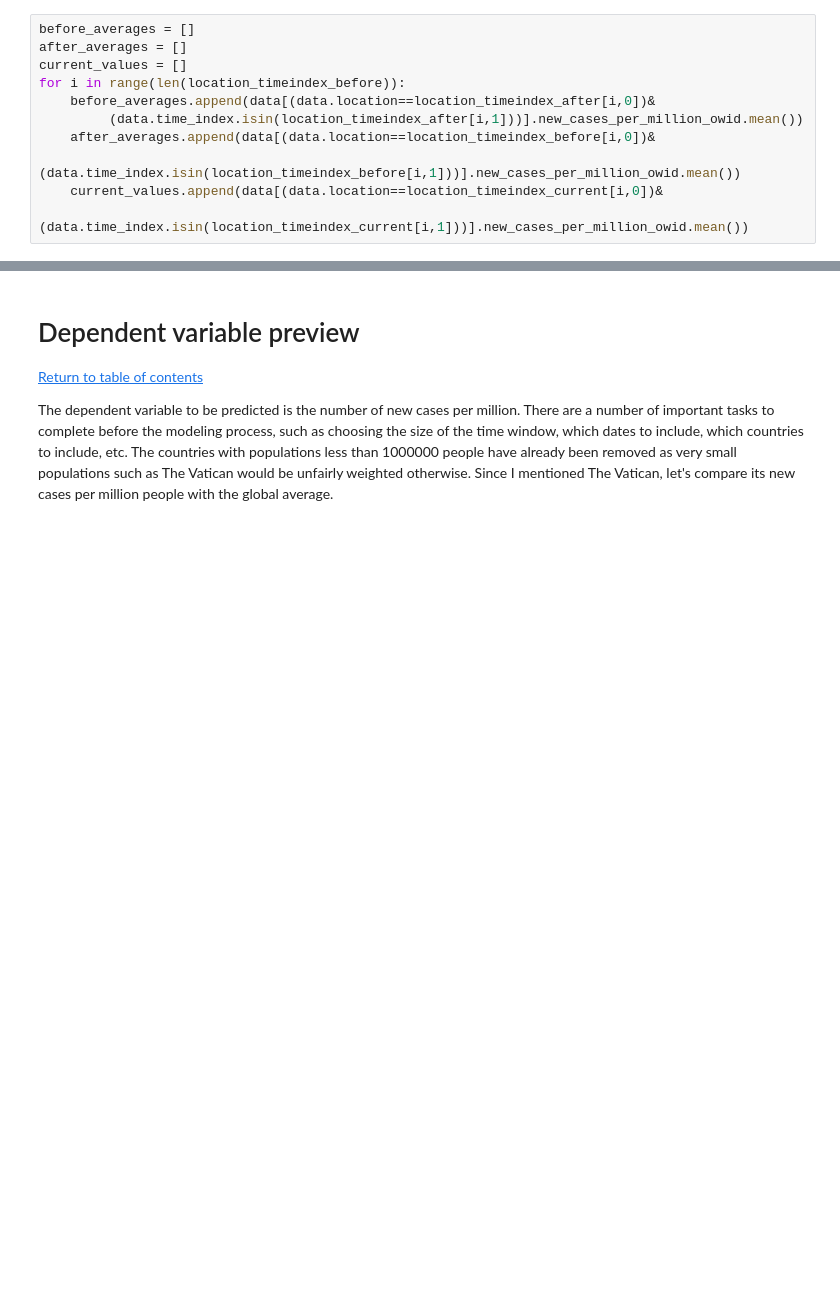
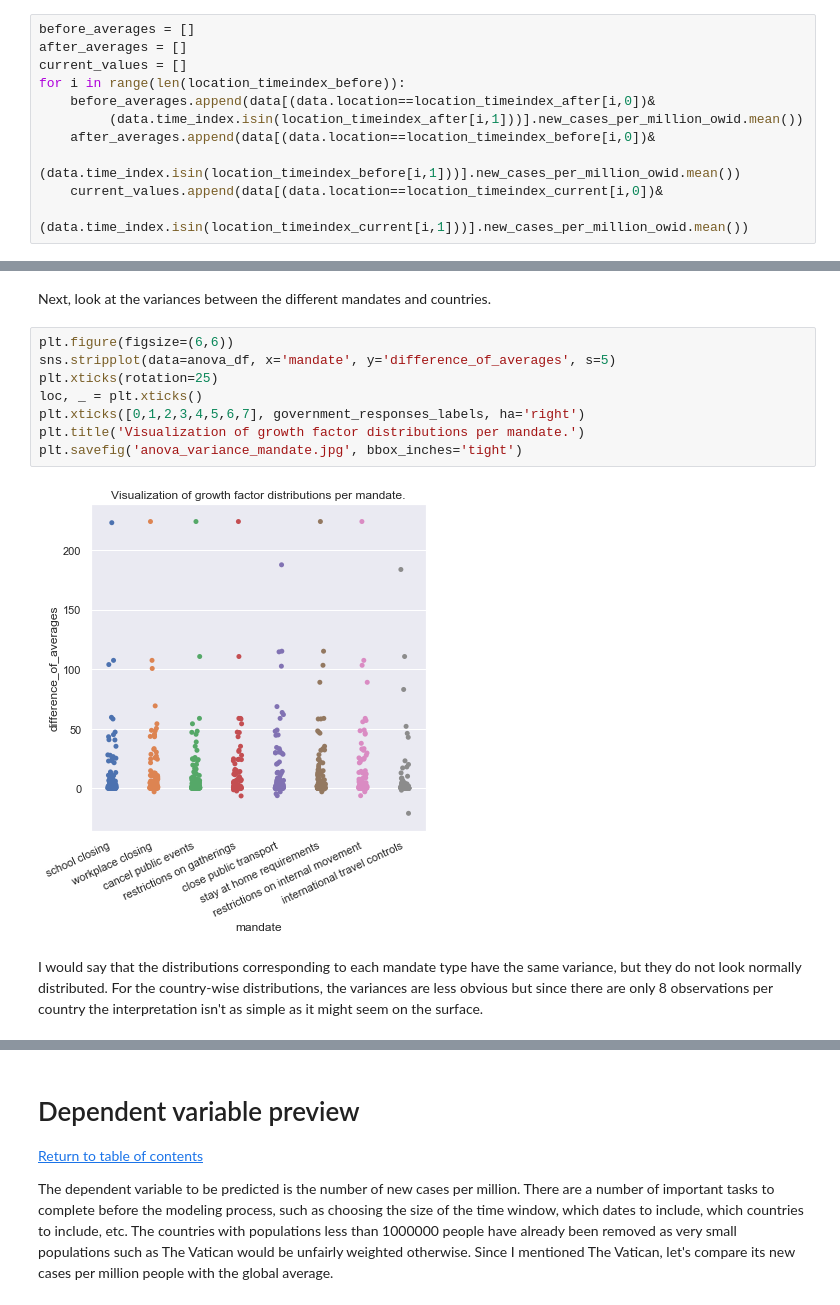
Before and after one commit to mgudorf/datsci, a Jupyter notebook: capstone2/COVID19_eda.ipynb, the cells around one changed output, grey strips where cells are left out. Saved outputs shown, nothing was run; the diff lists cells and outputs as text; blank space fills up the shorter version.

```diff
--- a/capstone2/COVID19_eda.ipynb
+++ b/capstone2/COVID19_eda.ipynb
@@ -1142,0 +896,14 @@ This doesn't tell us anything concrete, but at least we might discount the timin
+# %% [markdown]
+Next, look at the variances between the different mandates and countries.
+# %%
+plt.figure(figsize=(6,6))
+sns.stripplot(data=anova_df, x='mandate', y='difference_of_averages', s=5)
+plt.xticks(rotation=25)
+loc, _ = plt.xticks()
+plt.xticks([0,1,2,3,4,5,6,7], government_responses_labels, ha='right')
+plt.title('Visualization of growth factor distributions per mandate.')
+plt.savefig('anova_variance_mandate.jpg', bbox_inches='tight')
+# %% [output]
+[figure, added]
+# %% [markdown]
+I would say that the distributions corresponding to each mandate type have the same variance, but they do not look normally distributed. For the country-wise distributions, the variances are less obvious but since there are only 8 observations per country the interpretation isn't as simple as it might seem on the surface.
```
Also changed, not shown: parts of 108 cells of this notebook, 13 other files.
